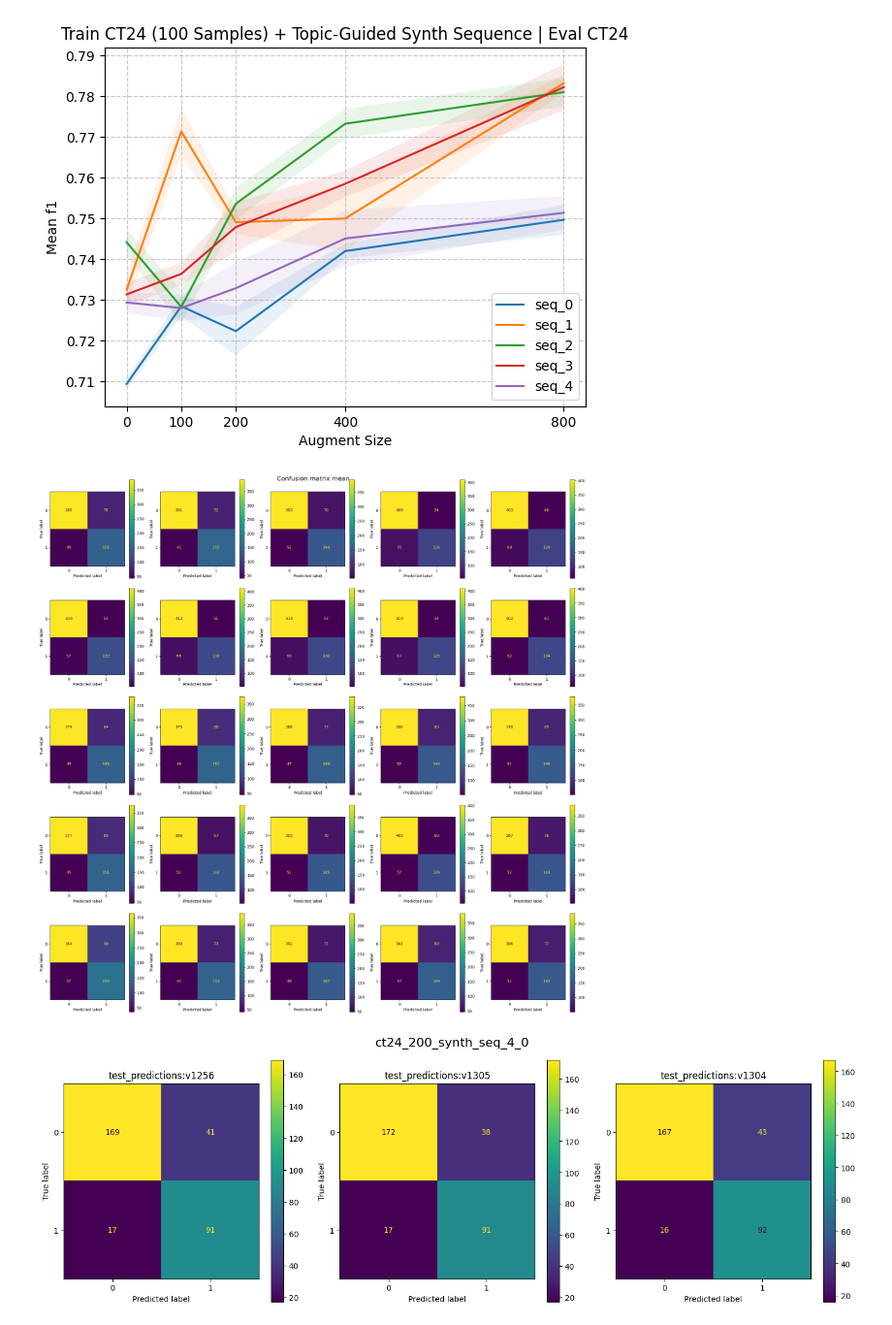
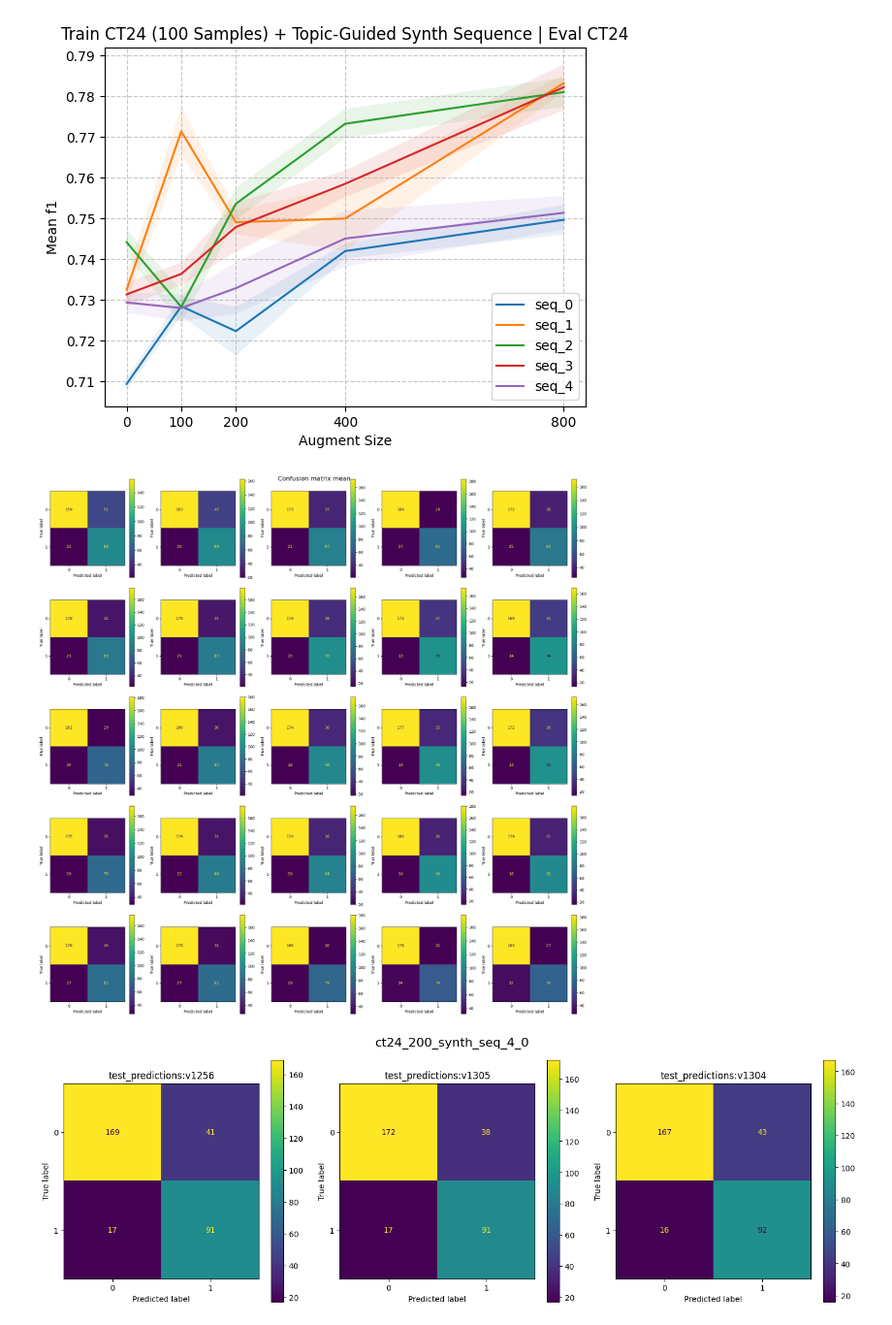
Before and after one commit to BashPrince/thesis, a Jupyter notebook: analysis/analysis.ipynb, the cells around one changed output. Shown at 97% size. Drawn from its saved outputs; the diff is of its cells as text; code cells hidden in the pictures.

```diff
--- a/analysis/analysis.ipynb
+++ b/analysis/analysis.ipynb
@@ -828,9 +828,9 @@ eval_groups = [
 [figure]
 [figure]
 # %%
-plot_sequence_conf_mats(seq_groups[0]["sequences"], use_cached=True)
+plot_sequence_conf_mats(seq_groups[1]["sequences"], use_cached=True)
 # %% [output]
-[figure, old version]
+[figure, new version]
 # %%
 plot_predictions(download_predictions("ct24_200_synth_seq_4_0", use_cached=True))
 plot_predictions(download_predictions("ct24_200_synth_seq_4_200", use_cached=True))
```
Also changed, not shown: 3 other files.
